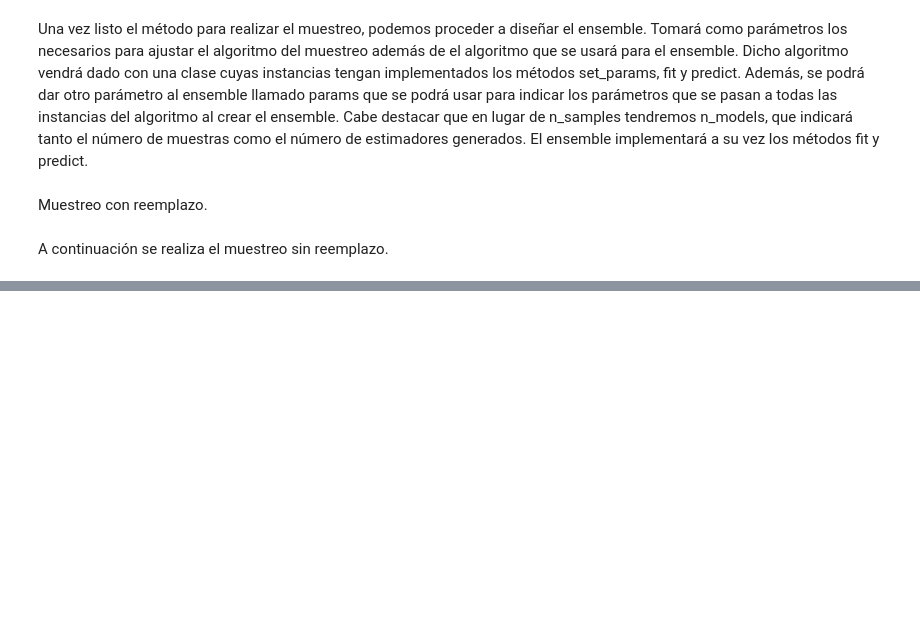
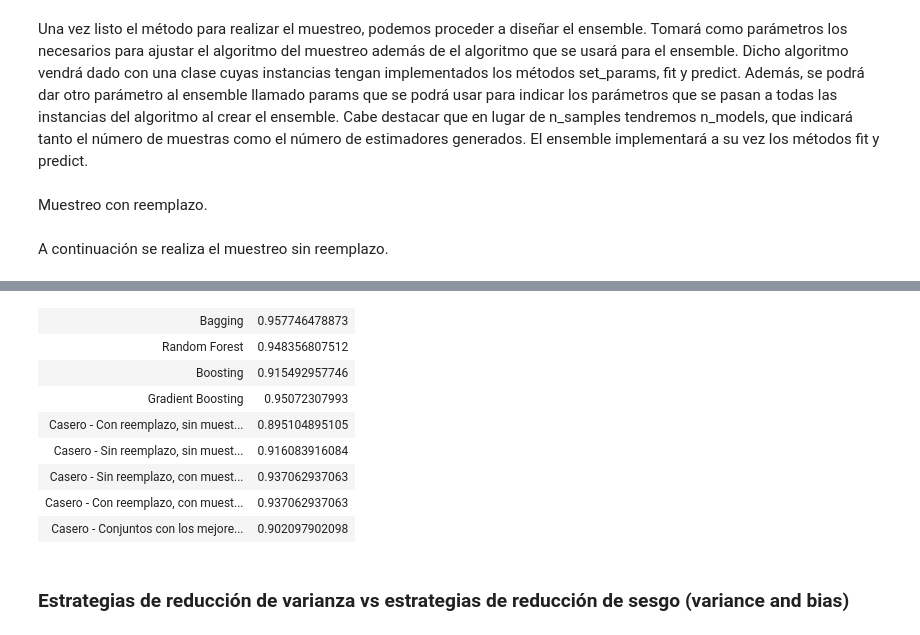
Before and after one commit to Mowstyl/docker-mineria, a Jupyter notebook: practica3/practica3_ourP.ipynb, the cells around one changed output, grey strips where cells are left out. Saved outputs shown, nothing was run; the diff lists cells and outputs as text; code cells hidden in the pictures; blank space fills up the shorter version.

Commit message:
añadidos ensembles y comenzado el filtrado

```diff
--- a/practica3/practica3_ourP.ipynb
+++ b/practica3/practica3_ourP.ipynb
@@ -352,0 +437,3 @@ metricTable(dssh['wisconsin']['test']['label'], p, 0)
+# %%
+scores_boost = cross_val_score(boost, dssh['wisconsin']['train']['atts'], dssh['wisconsin']['train']['label'], cv=3, scoring="accuracy")
+print("Accuracy: %0.2f (+/- %0.2f)" % (scores_boost.mean(), scores_boost.std() * 2))
@@ -352,0 +458,6 @@ metricTable(dssh['wisconsin']['test']['label'], p, 0)
+# %%
+from sklearn.ensemble import GradientBoostingClassifier
+gboost = GradientBoostingClassifier(n_estimators=30)
+# %%
+scores_gboost = cross_val_score(gboost, dssh['wisconsin']['train']['atts'], dssh['wisconsin']['train']['label'], cv=5, scoring="accuracy")
+print("Accuracy: %0.2f (+/- %0.2f)" % (scores_gboost.mean(), scores_gboost.std() * 2))
@@ -352,0 +469,28 @@ metricTable(dssh['wisconsin']['test']['label'], p, 0)
+# %%
+from IPython.display import display, HTML
+
+def printTable(list):
+    table = """<table>%s</table>"""
+    row = """<tr>%s</tr>"""
+    cell = """<td>%s</td>"""
+    report =  table % ''.join([row % (cell % x[0] + cell % x[1]) for x in results])
+    display(HTML(report))
+# %%
+results = [("Bagging", scores_bagg.mean()),
+           ("Random Forest", scores_rf.mean()),
+           ("Boosting", scores_boost.mean()),
+           ("Gradient Boosting", scores_gboost.mean())]
+results += [("Casero - " + alg, metrics.accuracy_score(dssh['wisconsin']['test']['label'], p[alg])) for alg in p]
+printTable(results)
+# %% [output]
+| Bagging | 0.957746478873 |
+| Random Forest | 0.948356807512 |
+| Boosting | 0.915492957746 |
+| Gradient Boosting | 0.95072307993 |
+| Casero - Con reemplazo, sin muest... | 0.895104895105 |
+| Casero - Sin reemplazo, sin muest... | 0.916083916084 |
+| Casero - Sin reemplazo, con muest... | 0.937062937063 |
+| Casero - Con reemplazo, con muest... | 0.937062937063 |
+| Casero - Conjuntos con los mejore... | 0.902097902098 |
+# %% [markdown]
+### Estrategias de reducción de varianza vs estrategias de reducción de sesgo (variance and bias)
```
Also changed, not shown: parts of 32 cells of this notebook.
